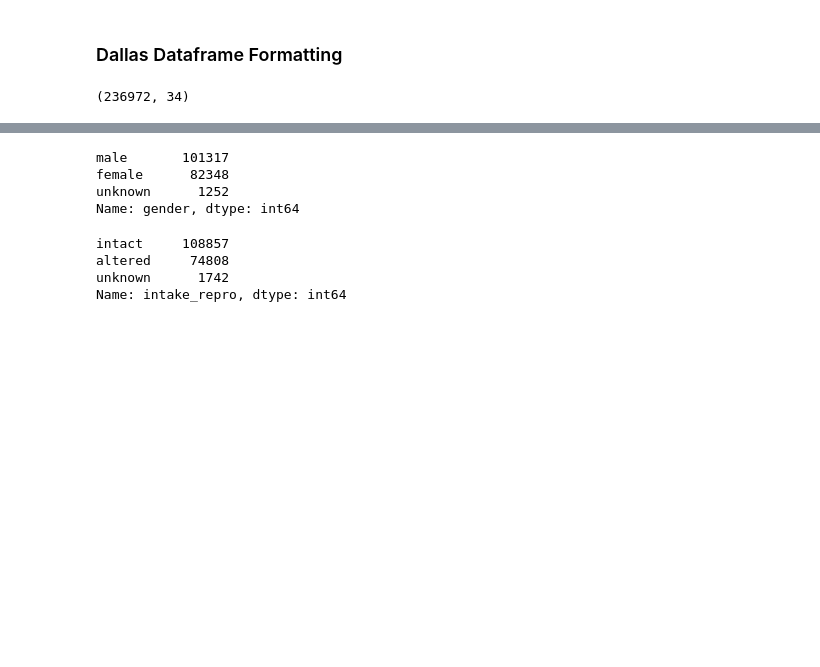
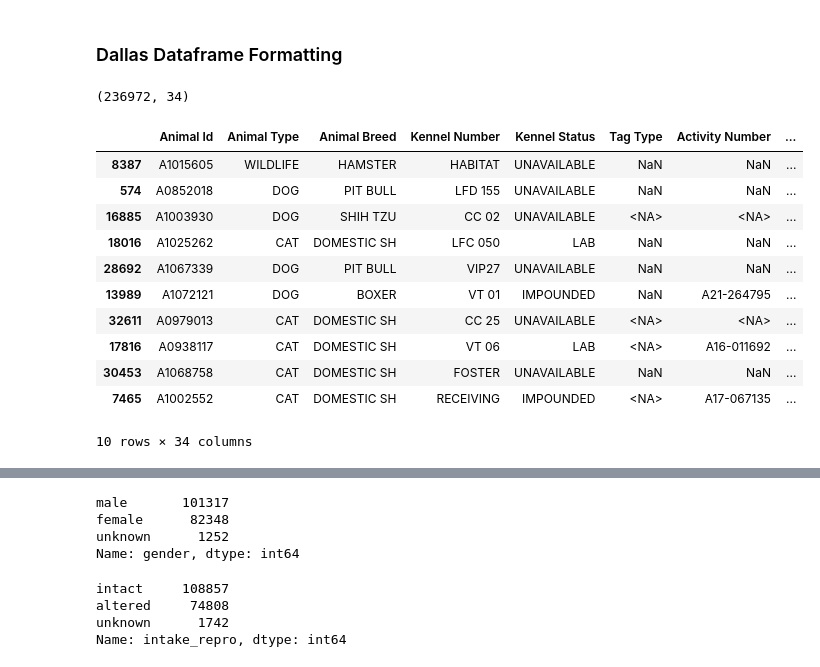
Before and after one commit to phil-cork/animal-services, a Jupyter notebook: Data_Wrangling.ipynb, the cells around one changed output, grey strips where cells are left out. Saved outputs shown, nothing was run; the diff lists cells and outputs as text; code cells hidden in the pictures; blank space fills up the shorter version.

```diff
--- a/Data_Wrangling.ipynb
+++ b/Data_Wrangling.ipynb
@@ -246,6 +289,21 @@ dallas = dallas14.append([dallas15,dallas16,dallas1718, dallas19, dallas20])
 dallas.shape
 # %% [output]
 (236972, 34)
+# %%
+dallas.sample(10)
+# %% [output]
+|  | Animal Id | Animal Type | Animal Breed | Kennel Number | Kennel Status | Tag Type | Activity Number | ... |
+| 8387 | A1015605 | WILDLIFE | HAMSTER | HABITAT | UNAVAILABLE | NaN | NaN | ... |
+| 574 | A0852018 | DOG | PIT BULL | LFD 155 | UNAVAILABLE | NaN | NaN | ... |
+| 16885 | A1003930 | DOG | SHIH TZU | CC 02 | UNAVAILABLE | <NA> | <NA> | ... |
+| 18016 | A1025262 | CAT | DOMESTIC SH | LFC 050 | LAB | NaN | NaN | ... |
+| 28692 | A1067339 | DOG | PIT BULL | VIP27 | UNAVAILABLE | NaN | NaN | ... |
+| 13989 | A1072121 | DOG | BOXER | VT 01 | IMPOUNDED | NaN | A21-264795 | ... |
+| 32611 | A0979013 | CAT | DOMESTIC SH | CC 25 | UNAVAILABLE | <NA> | <NA> | ... |
+| 17816 | A0938117 | CAT | DOMESTIC SH | VT 06 | LAB | <NA> | A16-011692 | ... |
+| 30453 | A1068758 | CAT | DOMESTIC SH | FOSTER | UNAVAILABLE | NaN | NaN | ... |
+| 7465 | A1002552 | CAT | DOMESTIC SH | RECEIVING | IMPOUNDED | <NA> | A17-067135 | ... |
+10 rows × 34 columns
 # %%
 dallas.drop(['Kennel Number','Kennel Status','Tag Type',
              'Activity Number','Activity Sequence','Source Id',
```
Also changed, not shown: parts of 68 cells of this notebook, 2 other files.
